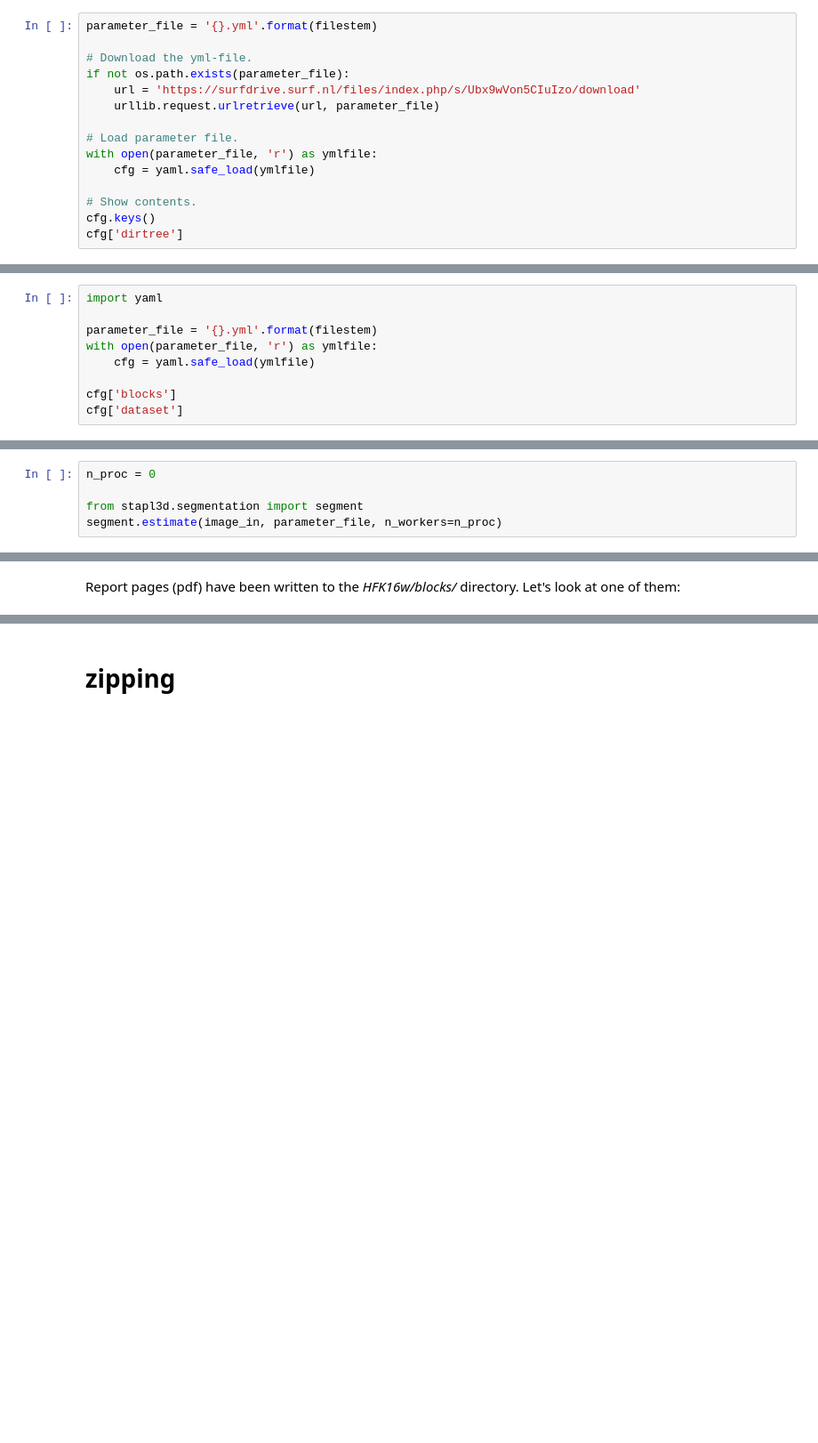
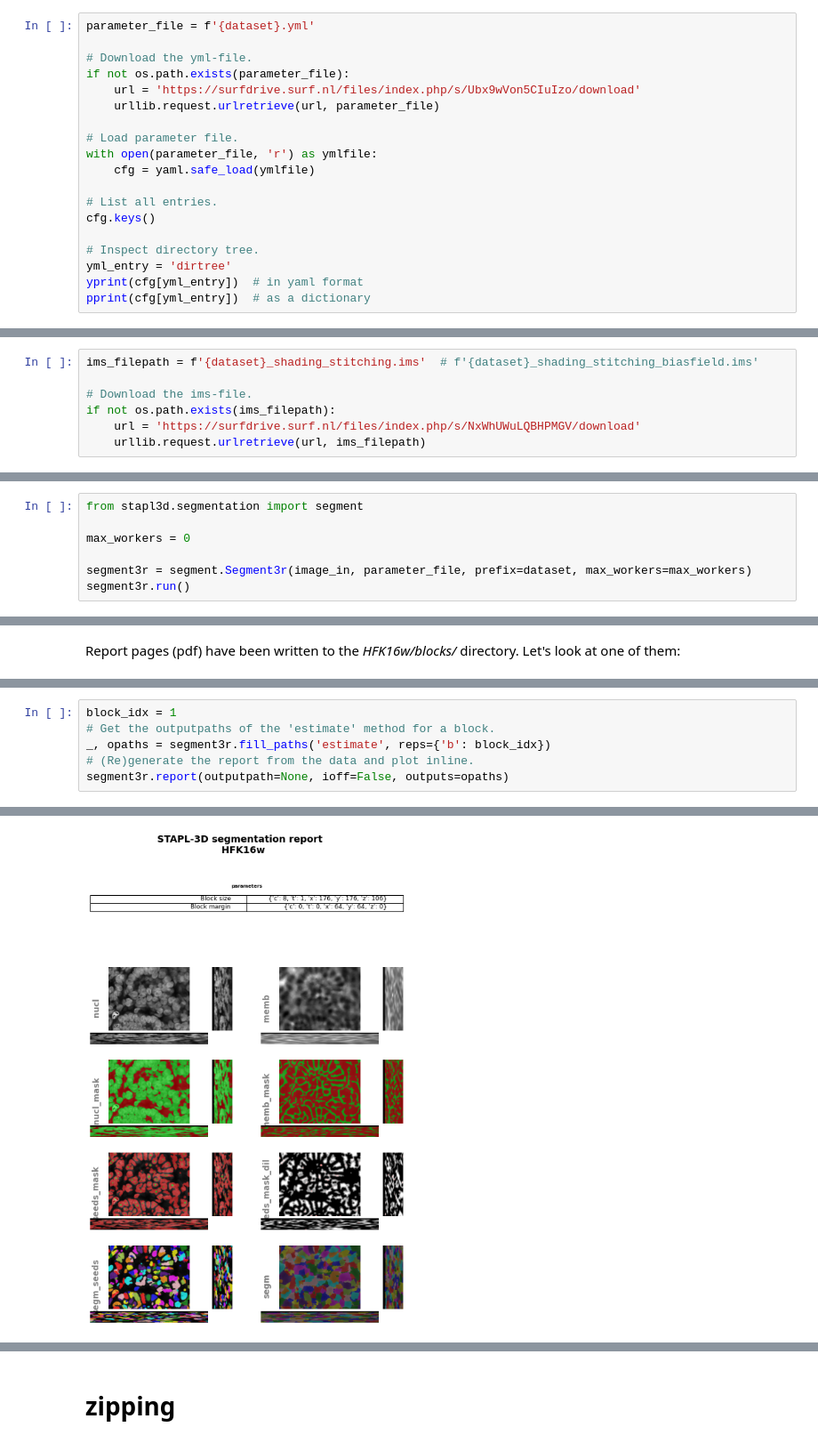
Before and after one commit to RiosGroup/STAPL3D, a Jupyter notebook: demos/segmentation_demo.ipynb, the cells around one changed output, grey strips where cells are left out. Shown at 89% size. Saved outputs shown, nothing was run; the diff lists cells and outputs as text; blank space fills up the shorter version.

Commit message:
Segmentation demo for 1.0.0.

```diff
--- a/demos/segmentation_demo.ipynb
+++ b/demos/segmentation_demo.ipynb
@@ -39,7 +42,7 @@ segment.cell_segmentation(filepath, **cfg['segmentation'])
 # %% [markdown]
 We define STAPL3D parameters preferably using a [yaml](https://yaml.org) parameter file. It has a simple structure and can be parsed in Python and `bash`. We will download the example, read it into a dictionary structure, list all entries and show the entry that contains information on the default directory structure for STAPL3D.
 # %%
-parameter_file = '{}.yml'.format(filestem)
+parameter_file = f'{dataset}.yml'
 
 # Download the yml-file.
 if not os.path.exists(parameter_file):
@@ -50,6 +53,10 @@ if not os.path.exists(parameter_file):
 with open(parameter_file, 'r') as ymlfile:
     cfg = yaml.safe_load(ymlfile)
 
-# Show contents.
+# List all entries.
 cfg.keys()
-cfg['dirtree']
+
+# Inspect directory tree.
+yml_entry = 'dirtree'
+yprint(cfg[yml_entry])  # in yaml format
+pprint(cfg[yml_entry])  # as a dictionary
@@ -55,0 +91,7 @@ cfg['dirtree']
+# %%
+ims_filepath = f'{dataset}_shading_stitching.ims'  # f'{dataset}_shading_stitching_biasfield.ims'
+
+# Download the ims-file.
+if not os.path.exists(ims_filepath):
+    url = 'https://surfdrive.surf.nl/files/index.php/s/NxWhUWuLQBHPMGV/download'
+    urllib.request.urlretrieve(url, ims_filepath)
@@ -96,10 +171 @@ For segmentation, we use a weighted sum of the membrane channels (ch3, ch5, ch6,
 We have specified this in the parameter file HFK16w.yml:
-# %%
-import yaml
-
-parameter_file = '{}.yml'.format(filestem)
-with open(parameter_file, 'r') as ymlfile:
-    cfg = yaml.safe_load(ymlfile)
-
-cfg['blocks']
-cfg['dataset']
@@ -201,5 +456,7 @@ Next we calculate the segments for each block. Segmentation time of single block
 # %%
-n_proc = 0
+from stapl3d.segmentation import segment
 
-from stapl3d.segmentation import segment
-segment.estimate(image_in, parameter_file, n_workers=n_proc)
+max_workers = 0
+
+segment3r = segment.Segment3r(image_in, parameter_file, prefix=dataset, max_workers=max_workers)
+segment3r.run()
@@ -212,0 +489,7 @@ generate_report('{}/memb/mean'.format(filelist[block_idx]), ioff=False)
+# %%
+block_idx = 1
+# Get the outputpaths of the 'estimate' method for a block.
+_, opaths = segment3r.fill_paths('estimate', reps={'b': block_idx})
+# (Re)generate the report from the data and plot inline.
+segment3r.report(outputpath=None, ioff=False, outputs=opaths)
+# %% [output]
@@ -213 +499,2 @@ generate_report('{}/memb/mean'.format(filelist[block_idx]), ioff=False)
+[figure, added]
 # %% [markdown]
```
Also changed, not shown: parts of 93 cells of this notebook.
